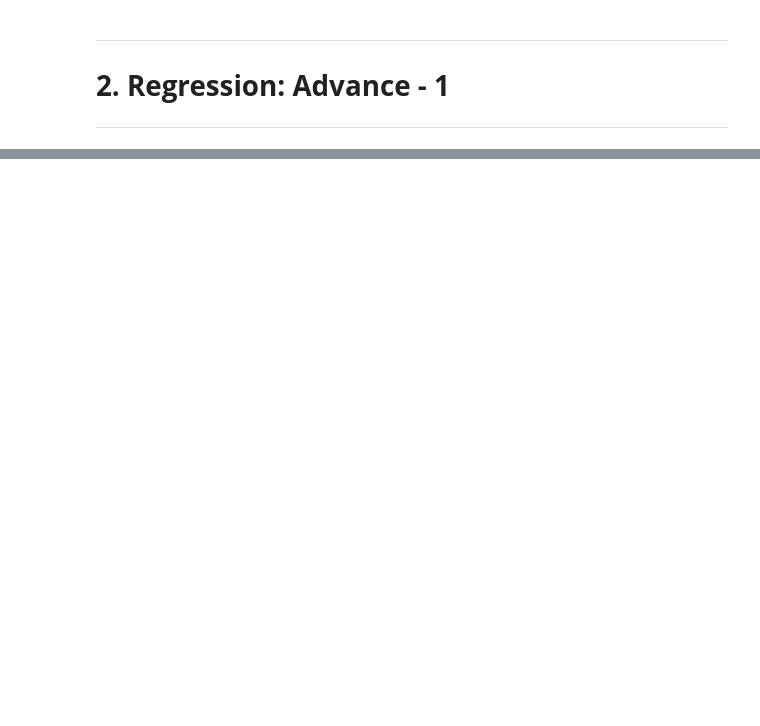
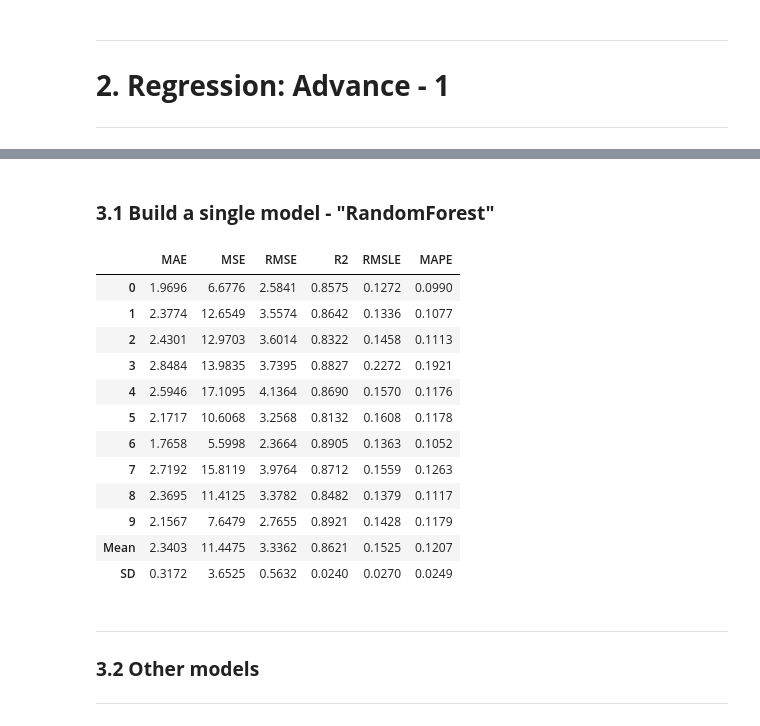
Before and after one commit to psrana/Machine-Learning-using-PyCaret, a Jupyter notebook: 02_PyCaret_for_Regression_with_Results.ipynb, the cells around one changed output, grey strips where cells are left out. Saved outputs shown, nothing was run; the diff lists cells and outputs as text; code cells hidden in the pictures; blank space fills up the shorter version.

```diff
--- a/02_PyCaret_for_Regression_with_Results.ipynb
+++ b/02_PyCaret_for_Regression_with_Results.ipynb
@@ -538,0 +410,29 @@ Model Hyperparameter         'parameter'
+# %% [markdown]
+### **3.1 Build a single model - "RandomForest"**
+# %%
+from pycaret.datasets import get_data
+from pycaret.regression import *
+
+bostonDataSet = get_data("boston")    # SN is 46
+s = setup(data =  bostonDataSet, target='medv', silent=True)
+
+rfModel = create_model('rf')
+# Explore more parameters
+# %% [output]
+|  | MAE | MSE | RMSE | R2 | RMSLE | MAPE |
+| 0 | 1.9696 | 6.6776 | 2.5841 | 0.8575 | 0.1272 | 0.0990 |
+| 1 | 2.3774 | 12.6549 | 3.5574 | 0.8642 | 0.1336 | 0.1077 |
+| 2 | 2.4301 | 12.9703 | 3.6014 | 0.8322 | 0.1458 | 0.1113 |
+| 3 | 2.8484 | 13.9835 | 3.7395 | 0.8827 | 0.2272 | 0.1921 |
+| 4 | 2.5946 | 17.1095 | 4.1364 | 0.8690 | 0.1570 | 0.1176 |
+| 5 | 2.1717 | 10.6068 | 3.2568 | 0.8132 | 0.1608 | 0.1178 |
+| 6 | 1.7658 | 5.5998 | 2.3664 | 0.8905 | 0.1363 | 0.1052 |
+| 7 | 2.7192 | 15.8119 | 3.9764 | 0.8712 | 0.1559 | 0.1263 |
+| 8 | 2.3695 | 11.4125 | 3.3782 | 0.8482 | 0.1379 | 0.1117 |
+| 9 | 2.1567 | 7.6479 | 2.7655 | 0.8921 | 0.1428 | 0.1179 |
+| Mean | 2.3403 | 11.4475 | 3.3362 | 0.8621 | 0.1525 | 0.1207 |
+| SD | 0.3172 | 3.6525 | 0.5632 | 0.0240 | 0.0270 | 0.0249 |
+# %% [markdown]
+---
+### **3.2 Other models**
+---
```
Also changed, not shown: parts of 88 cells of this notebook.
